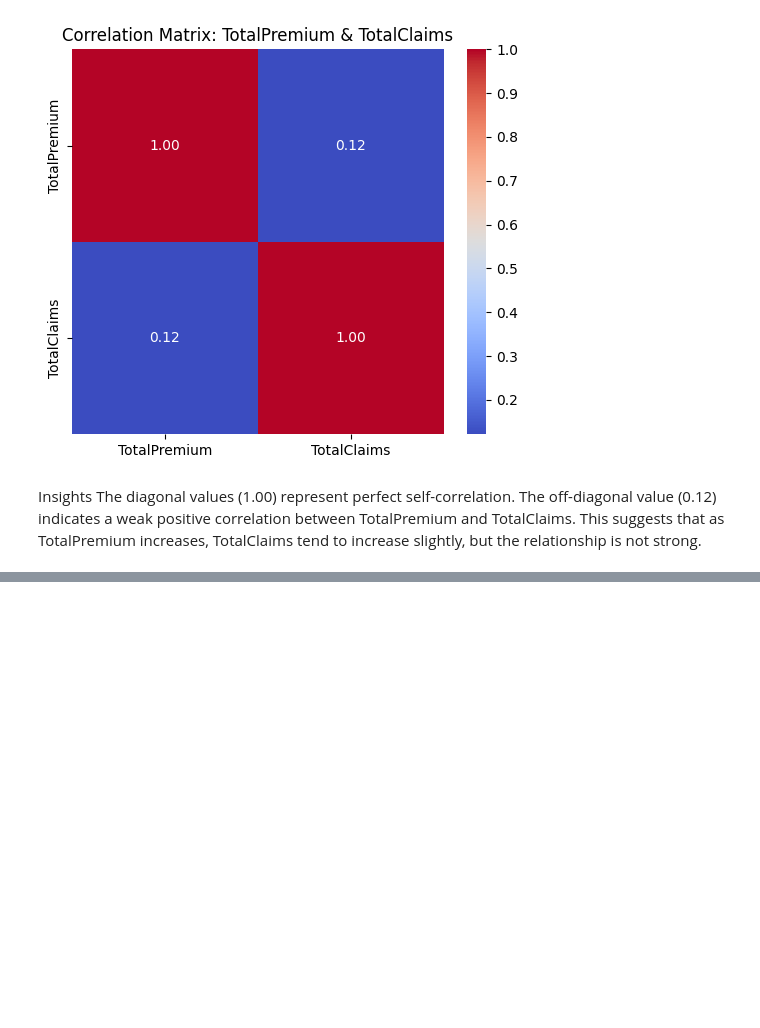
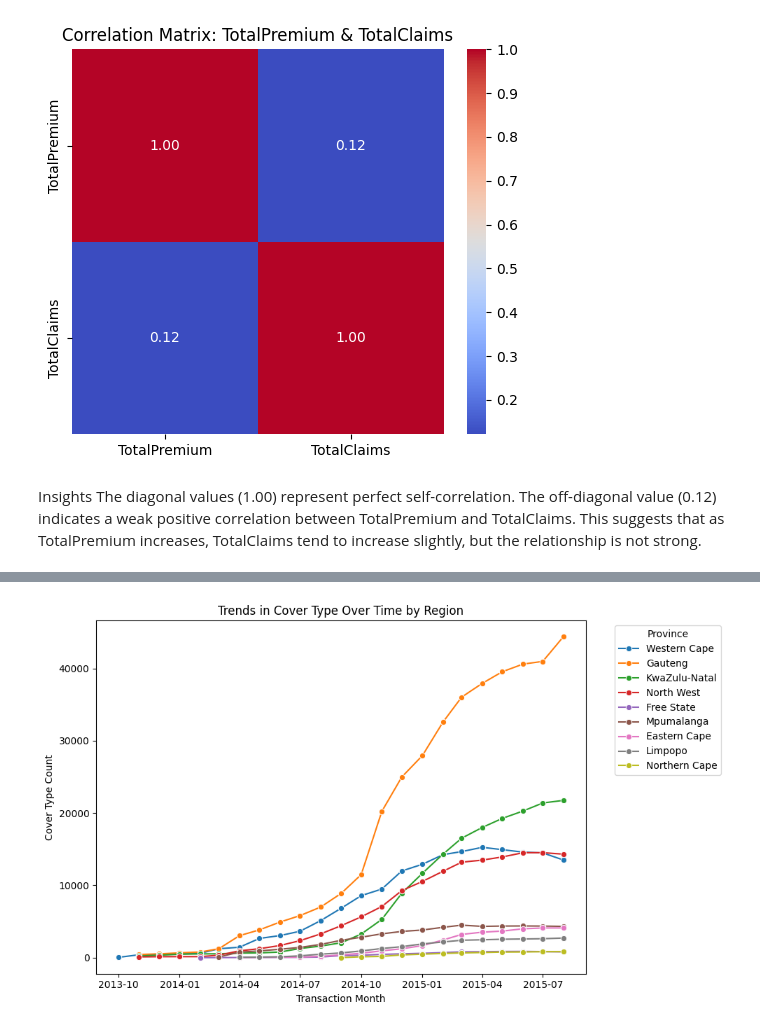
Before and after one commit to b-sam16/AlphaCare-Insurance-Analysis, a Jupyter notebook: notebooks/eda.ipynb, the cells around one changed output, grey strips where cells are left out. Saved outputs shown, nothing was run; the diff lists cells and outputs as text; code cells hidden in the pictures; blank space fills up the shorter version.

```diff
--- a/notebooks/eda.ipynb
+++ b/notebooks/eda.ipynb
@@ -211,0 +217,6 @@ This suggests that as TotalPremium increases, TotalClaims tend to increase sligh
+# %%
+
+# Plot Insurance Cover Type trends across regions
+visualizer.plot_cover_type_trend()
+# %% [output]
+[figure, added]
```
Also changed, not shown: parts of 3 cells of this notebook, 3 other files.
